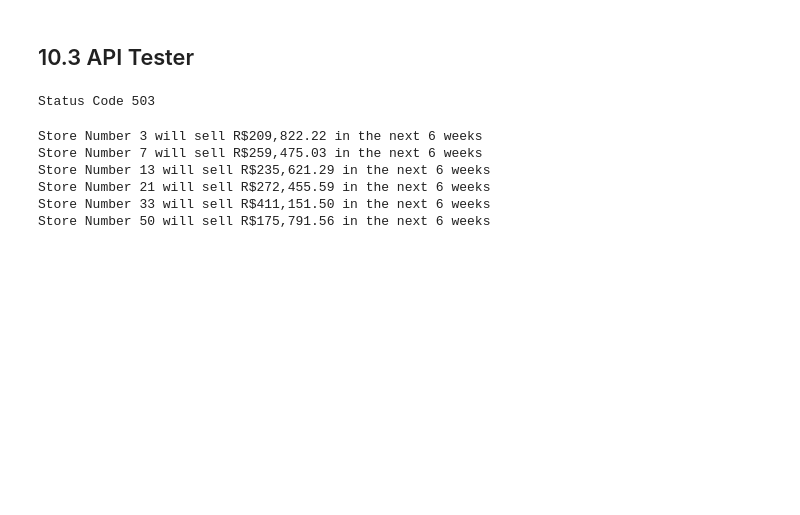
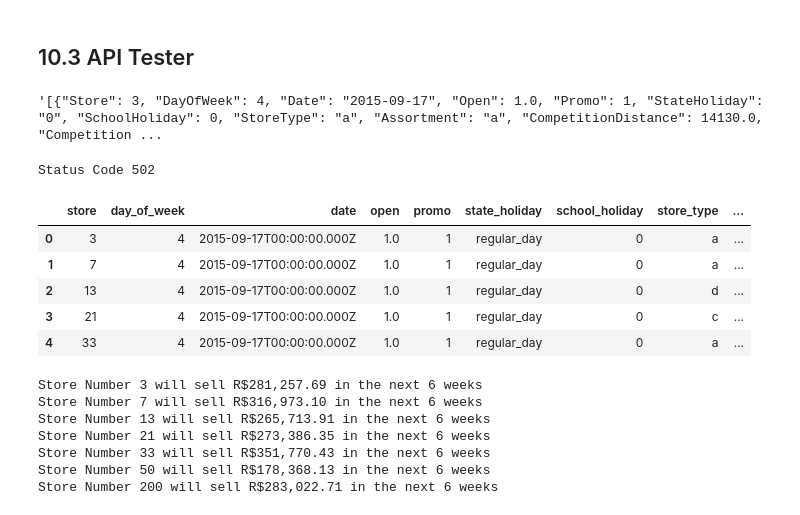
Before and after one commit to jefslima/Rossmann-Store-Prediction, a Jupyter notebook: notebook/Rossmann_Store_Sales_M11.ipynb, the cells around one changed output. Cells and saved outputs as stored; diff of their text form; code cells hidden in the pictures; blank space fills up the shorter version.

```diff
--- a/notebook/Rossmann_Store_Sales_M11.ipynb
+++ b/notebook/Rossmann_Store_Sales_M11.ipynb
@@ -1376,7 +1384,7 @@ df10 = pd.read_csv ('../rossmann-store-sales/test.csv', low_memory=False)
 df_test = pd.merge(df10,df_store_raw,how ='left', on='Store')
 
 #choose Store for Predictions
-df_test = df_test[df_test['Store'].isin([13, 21, 33, 50, 3, 7])]
+df_test = df_test[df_test['Store'].isin([13, 21, 33, 50, 3, 7, 200, 787,])]
 
 #remove closed days
 df_test = df_test[df_test['Open']!= 0]
@@ -1386,21 +1394,34 @@ df_test = df_test.drop('Id', axis=1)
 #convert DataFrame to Json
 
 data = json.dumps(df_test.to_dict(orient='records'))
+# %%
+data
+# %% [output]
+'[{"Store": 3, "DayOfWeek": 4, "Date": "2015-09-17", "Open": 1.0, "Promo": 1, "StateHoliday": "0", "SchoolHoliday": 0, "StoreType": "a", "Assortment": "a", "CompetitionDistance": 14130.0, "Competition ...
 # %%
 #API Call
 
 #url='http://0.0.0.0:5000/rossmann/predict' #url-local
 
-url='https://rossmann-model-testjl.herokuapp.com/rossmann/predict'#WebApp
+url='https://rossmann-sales-api.herokuapp.com/rossmann/predict'#WebApp
 header={'Content-Type': 'application/json'}
 data= data
 
 r = requests.post(url,data=data,headers=header)
 print('Status Code {}'.format( r.status_code))
 # %% [output]
-Status Code 503
+Status Code 502
 # %%
 d1 = pd.DataFrame (r.json(), columns=r.json()[0].keys())
+# %%
+d1.head()
+# %% [output]
+|  | store | day_of_week | date | open | promo | state_holiday | school_holiday | store_type | ... |
+| 0 | 3 | 4 | 2015-09-17T00:00:00.000Z | 1.0 | 1 | regular_day | 0 | a | ... |
+| 1 | 7 | 4 | 2015-09-17T00:00:00.000Z | 1.0 | 1 | regular_day | 0 | a | ... |
+| 2 | 13 | 4 | 2015-09-17T00:00:00.000Z | 1.0 | 1 | regular_day | 0 | d | ... |
+| 3 | 21 | 4 | 2015-09-17T00:00:00.000Z | 1.0 | 1 | regular_day | 0 | c | ... |
+| 4 | 33 | 4 | 2015-09-17T00:00:00.000Z | 1.0 | 1 | regular_day | 0 | a | ... |
 # %%
 d2 =d1[['store','prediction']].groupby('store').sum().reset_index()
 
@@ -1408,9 +1429,10 @@ for i in range( len(d2)):
     print('Store Number {} will sell R${:,.2f} in the next 6 weeks' .format(d2.loc[i, 'store'],
                                                                      d2.loc[i, 'prediction']))
 # %% [output]
-Store Number 3 will sell R$209,822.22 in the next 6 weeks
-Store Number 7 will sell R$259,475.03 in the next 6 weeks
-Store Number 13 will sell R$235,621.29 in the next 6 weeks
-Store Number 21 will sell R$272,455.59 in the next 6 weeks
-Store Number 33 will sell R$411,151.50 in the next 6 weeks
-Store Number 50 will sell R$175,791.56 in the next 6 weeks
+Store Number 3 will sell R$281,257.69 in the next 6 weeks
+Store Number 7 will sell R$316,973.10 in the next 6 weeks
+Store Number 13 will sell R$265,713.91 in the next 6 weeks
+Store Number 21 will sell R$273,386.35 in the next 6 weeks
+Store Number 33 will sell R$351,770.43 in the next 6 weeks
+Store Number 50 will sell R$178,368.13 in the next 6 weeks
+Store Number 200 will sell R$283,022.71 in the next 6 weeks
```
Also changed, not shown: parts of 10 cells of this notebook, 3 other files.
